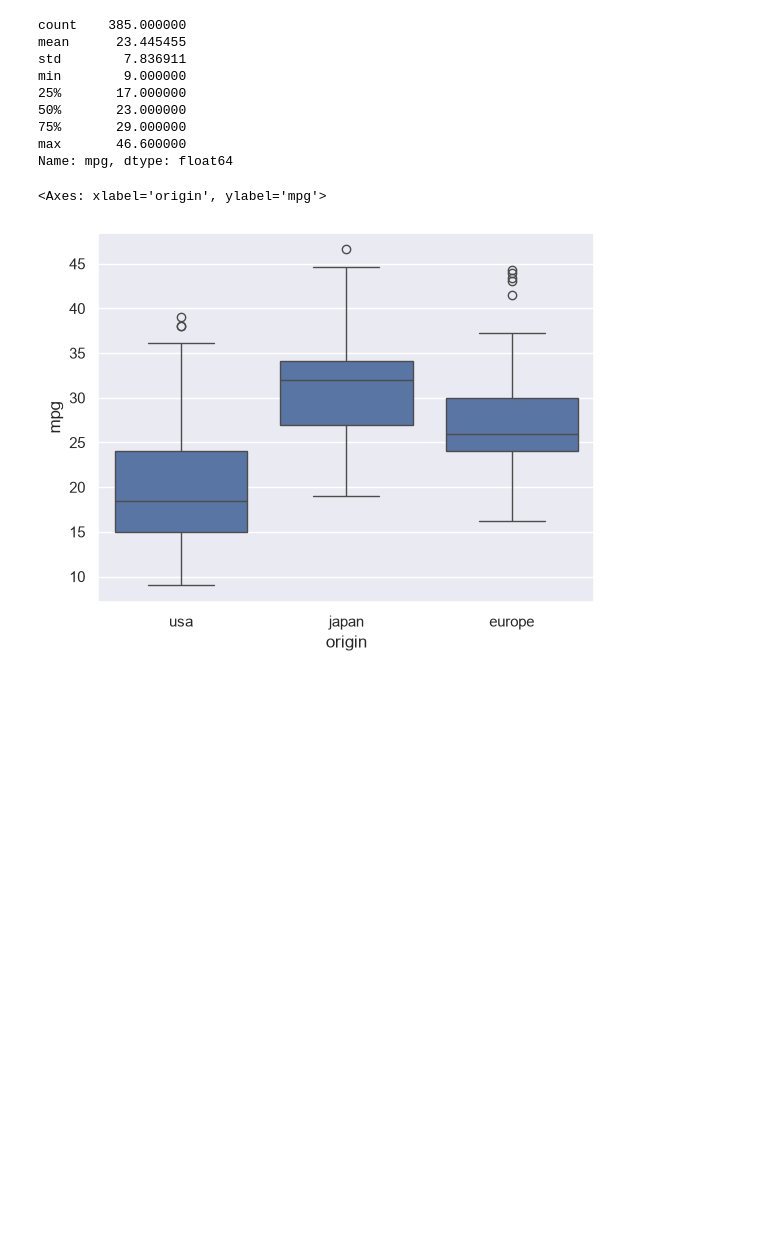
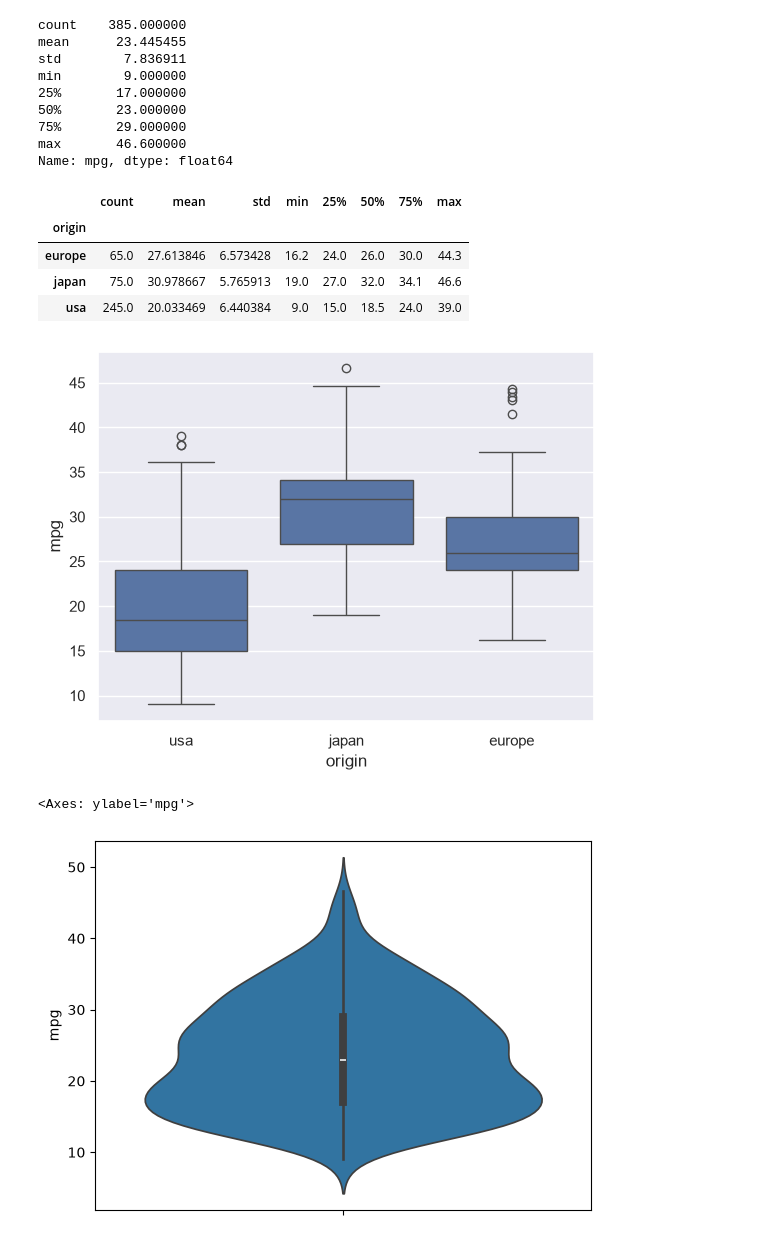
Before and after one commit to Aryanbhayji/Seaborn-library, a Jupyter notebook: main.ipynb, the cells around one changed output. Saved outputs shown, nothing was run; the diff lists cells and outputs as text; code cells hidden in the pictures; blank space fills up the shorter version.

```diff
--- a/main.ipynb
+++ b/main.ipynb
@@ -139,6 +139,19 @@ max       46.600000
 Name: mpg, dtype: float64
 # %%
 sns.boxplot(x=cars_data.origin,y=cars_data.mpg)
+cars_data.groupby("origin").mpg.describe()
 # %% [output]
-<Axes: xlabel='origin', ylabel='mpg'>
+|  | count | mean | std | min | 25% | 50% | 75% | max |
+| origin |  |  |  |  |  |  |  |  |
+| europe | 65.0 | 27.613846 | 6.573428 | 16.2 | 24.0 | 26.0 | 30.0 | 44.3 |
+| japan | 75.0 | 30.978667 | 5.765913 | 19.0 | 27.0 | 32.0 | 34.1 | 46.6 |
+| usa | 245.0 | 20.033469 | 6.440384 | 9.0 | 15.0 | 18.5 | 24.0 | 39.0 |
 [figure]
+# %%
+car_data=sns.load_dataset("mpg").dropna()
+cars_data=car_data[car_data.cylinders.isin([4,6,8])]
+
+sns.violinplot(data=cars_data.mpg )
+# %% [output]
+<Axes: ylabel='mpg'>
+[figure, added]
```
Also changed, not shown: parts of 2 cells of this notebook.
